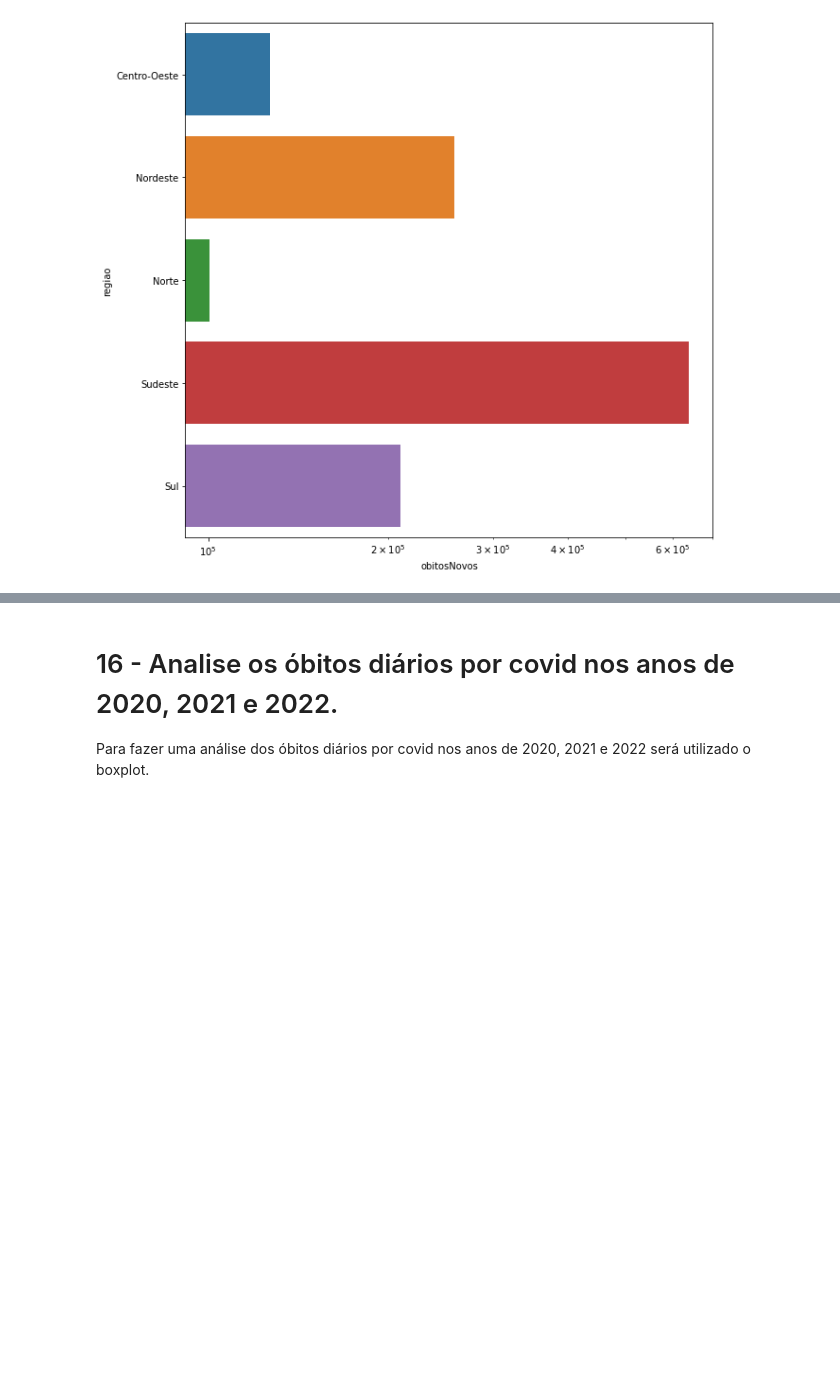
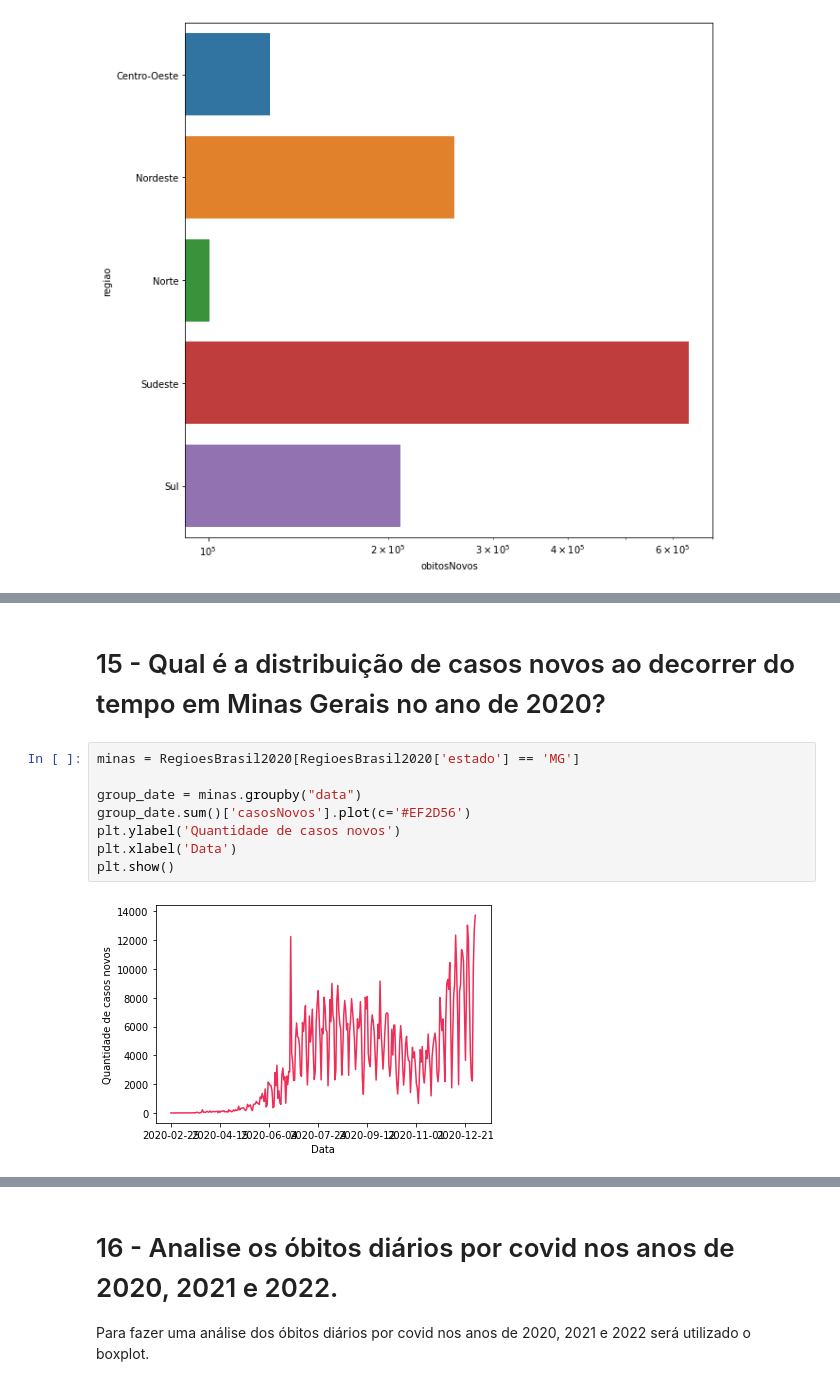
Before and after one commit to GabriellMiranda/TP-Dados-Analise-de-dados-de-covid, a Jupyter notebook: Trabalho_de_Dados.ipynb, the cells around one changed output, grey strips where cells are left out. Drawn from its saved outputs; the diff is of its cells as text; blank space fills up the shorter version.

```diff
--- a/Trabalho_de_Dados.ipynb
+++ b/Trabalho_de_Dados.ipynb
@@ -956,0 +1030,12 @@ plt.show()
+# %% [markdown]
+# 15 - Qual é a distribuição de casos novos ao decorrer do tempo em Minas Gerais no ano de 2020?
+# %%
+minas = RegioesBrasil2020[RegioesBrasil2020['estado'] == 'MG']
+
+group_date = minas.groupby("data")
+group_date.sum()['casosNovos'].plot(c='#EF2D56')
+plt.ylabel('Quantidade de casos novos')
+plt.xlabel('Data')
+plt.show()
+# %% [output]
+[figure, added]
```
Also changed, not shown: parts of 14 cells of this notebook.
